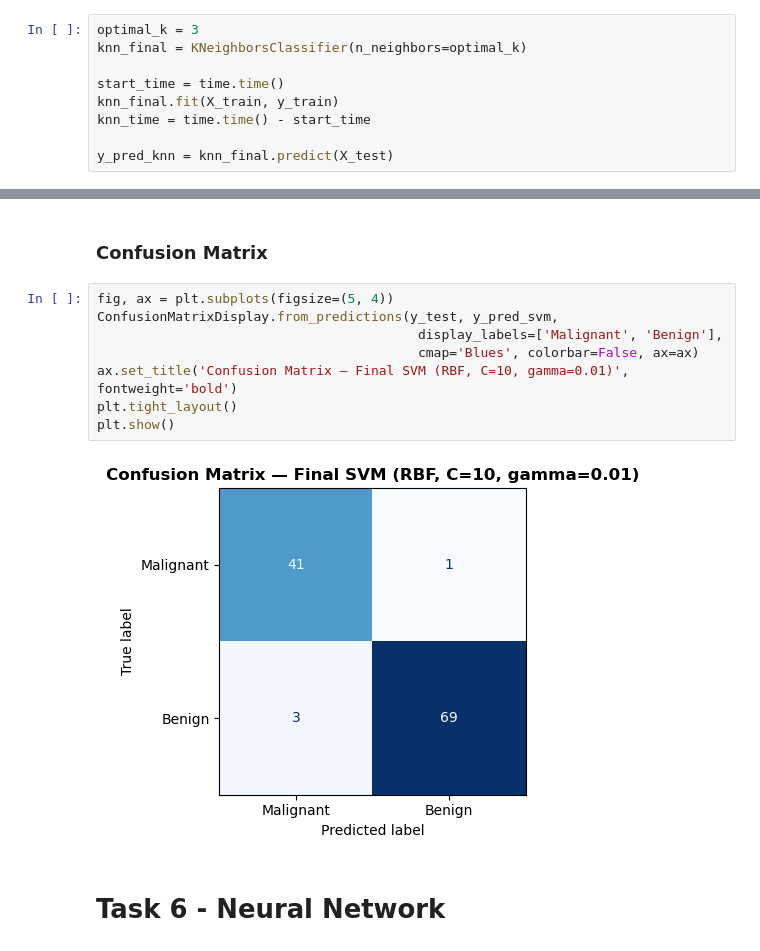
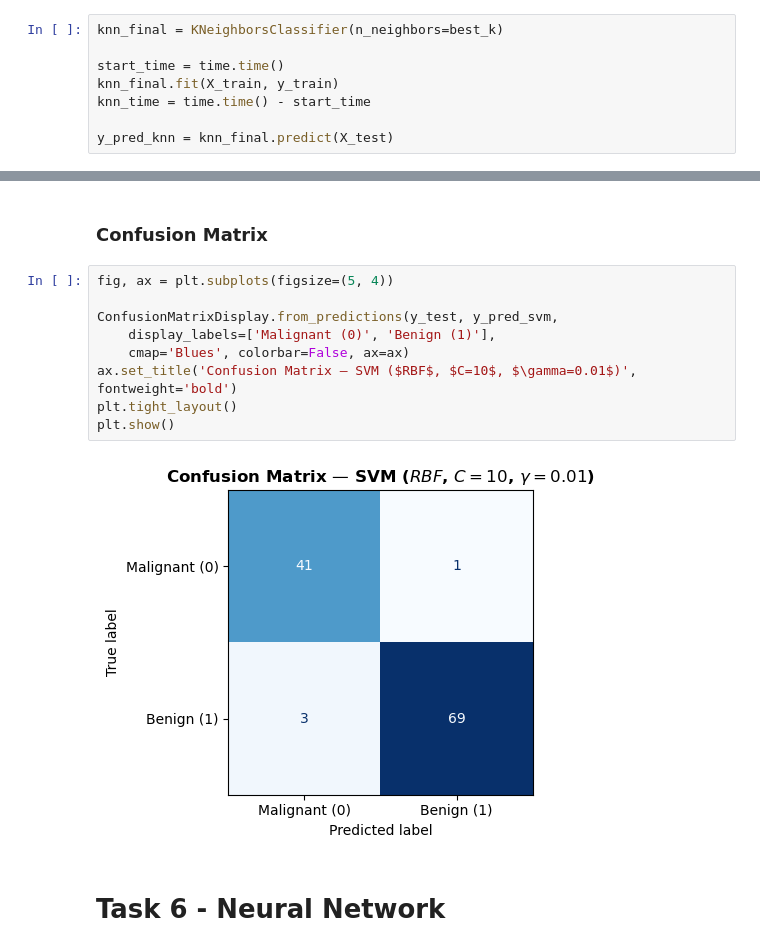
Before and after one commit to Joaomuianga/ML-team-collaboration, a Jupyter notebook: 2_SupervisedLearning/notebooks/Team11_SupervisedLearning_Notebook.ipynb, the cells around one changed output, grey strips where cells are left out. Drawn from its saved outputs; the diff is of its cells as text.

```diff
--- a/2_SupervisedLearning/notebooks/Team11_SupervisedLearning_Notebook.ipynb
+++ b/2_SupervisedLearning/notebooks/Team11_SupervisedLearning_Notebook.ipynb
@@ -522,8 +522,7 @@ k=11 was selected as the optimal number of neigbors,achieving the highest test a
 # %% [markdown]
 ## 3.2. Final Model
 # %%
-optimal_k = 3
-knn_final = KNeighborsClassifier(n_neighbors=optimal_k)
+knn_final = KNeighborsClassifier(n_neighbors=best_k)
 
 start_time = time.time()
 knn_final.fit(X_train, y_train)
@@ -836,14 +830,15 @@ weighted avg       0.97      0.96      0.97       114
 ### Confusion Matrix
 # %%
 fig, ax = plt.subplots(figsize=(5, 4))
+
 ConfusionMatrixDisplay.from_predictions(y_test, y_pred_svm,
-                                         display_labels=['Malignant', 'Benign'],
-                                         cmap='Blues', colorbar=False, ax=ax)
-ax.set_title('Confusion Matrix — Final SVM (RBF, C=10, gamma=0.01)', fontweight='bold')
+    display_labels=['Malignant (0)', 'Benign (1)'],
+    cmap='Blues', colorbar=False, ax=ax)
+ax.set_title('Confusion Matrix — SVM ($RBF$, $C=10$, $\gamma=0.01$)', fontweight='bold')
 plt.tight_layout()
 plt.show()
 # %% [output]
-[figure, old version]
+[figure, new version]
 # %% [markdown]
 # Task 6 - Neural Network
 # %% [markdown]
```
Also changed, not shown: parts of 17 cells of this notebook, 2 other files.
